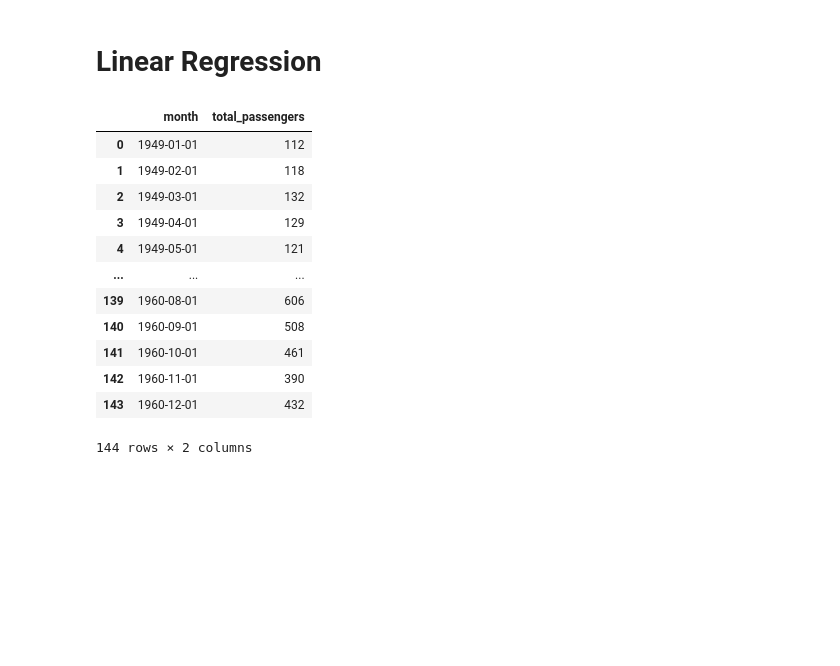
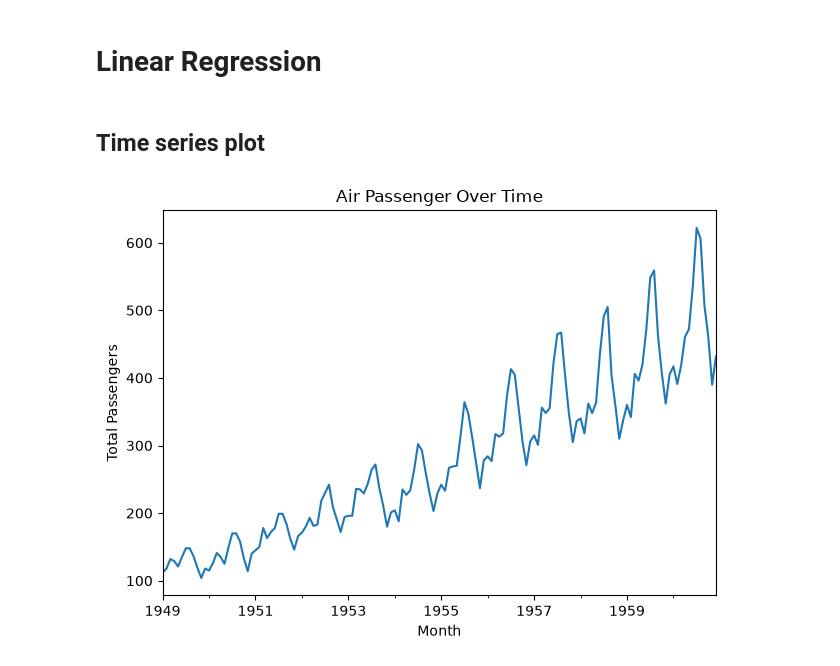
Before and after one commit to G-Gakii/air_passengers_prediction, a Jupyter notebook: notebook/02_linear_regression.ipynb, the cells around one changed output. Cells and saved outputs as stored; diff of their text form; code cells hidden in the pictures; blank space fills up the shorter version.

Commit message:
Explore data, stabilize time series, and create lag features

```diff
--- a/notebook/02_linear_regression.ipynb
+++ b/notebook/02_linear_regression.ipynb
@@ -10,18 +14,17 @@ port = 27017
 # %%
 # get data
 df =get_data(port,host,"passengers","air_passengers")
-df
+df["month"]=pd.to_datetime(df["month"])
+df=df.set_index("month")
-# %% [output]
-|  | month | total_passengers |
-| 0 | 1949-01-01 | 112 |
-| 1 | 1949-02-01 | 118 |
-| 2 | 1949-03-01 | 132 |
-| 3 | 1949-04-01 | 129 |
-| 4 | 1949-05-01 | 121 |
-| ... | ... | ... |
-| 139 | 1960-08-01 | 606 |
-| 140 | 1960-09-01 | 508 |
-| 141 | 1960-10-01 | 461 |
-| 142 | 1960-11-01 | 390 |
-| 143 | 1960-12-01 | 432 |
-144 rows × 2 columns
+# %% [markdown]
+## Time series plot
+# %%
+fig,ax =plt.subplots()
+df.plot(ax=ax,y="total_passengers",legend=False)
+ax.set_xlabel("Month")
+ax.set_ylabel("Total Passengers")
+ax.set_title("Air Passenger Over Time")
+plt.tight_layout()
+plt.show()
+# %% [output]
+[figure, added]
```
Also changed, not shown: parts of 9 cells of this notebook.
